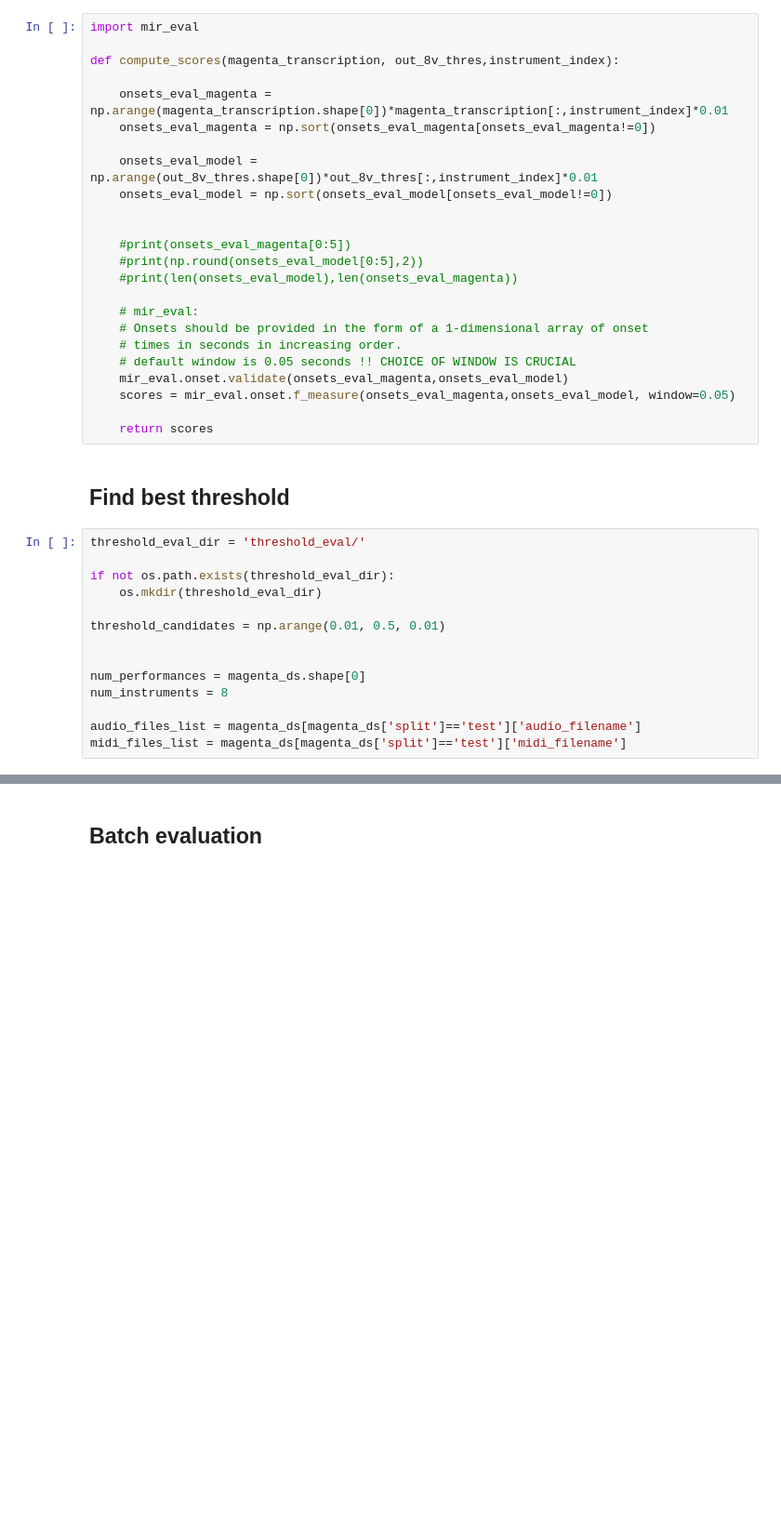
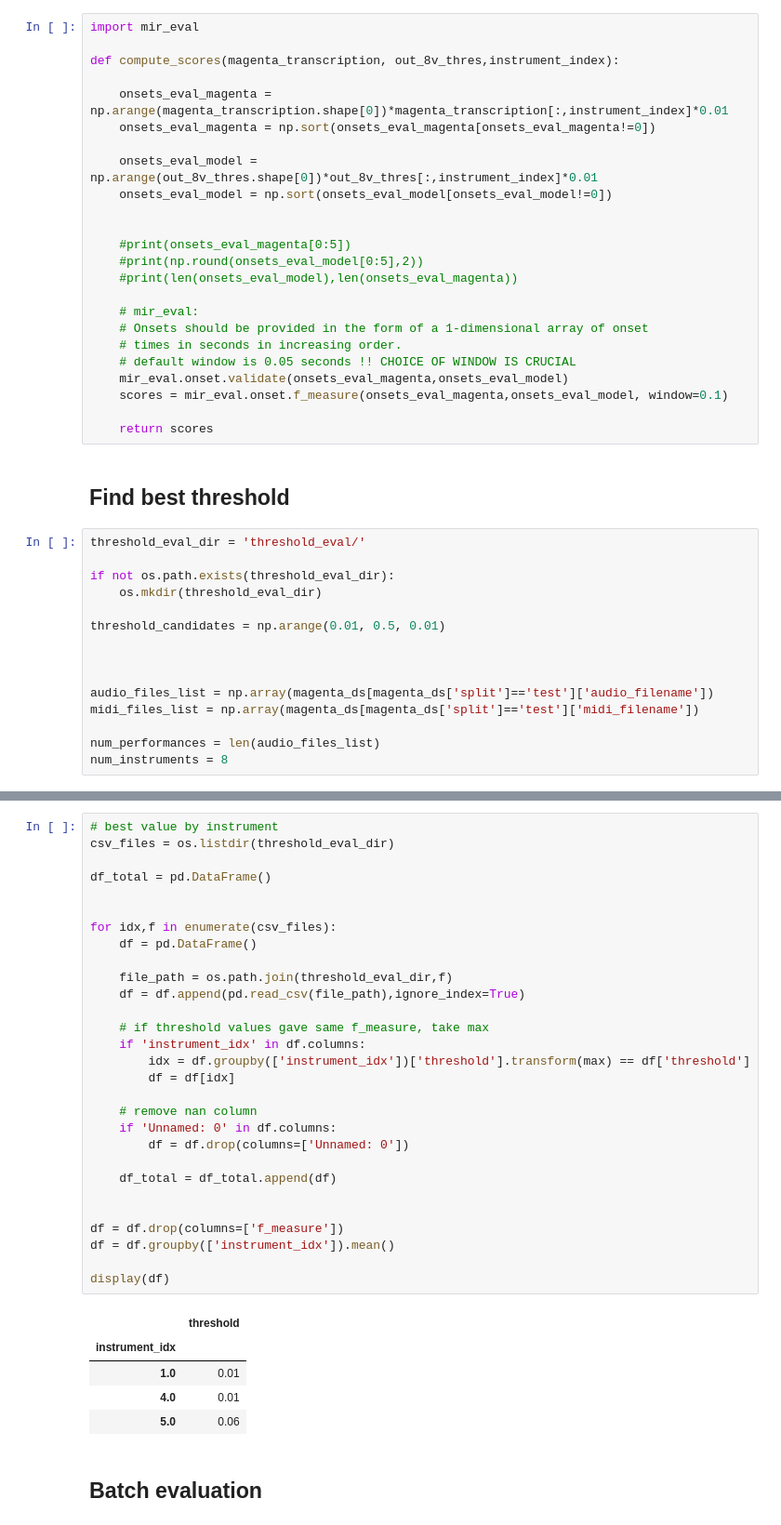
Before and after one commit to pelinski/crnn_multitask_adt, a Jupyter notebook: adt.ipynb, the cells around one changed output, grey strips where cells are left out. Shown at 93% size. Cells and saved outputs as stored; diff of their text form; blank space fills up the shorter version.

Commit message:
threshold optimization

```diff
--- a/adt.ipynb
+++ b/adt.ipynb
@@ -251,7 +249,7 @@ def compute_scores(magenta_transcription, out_8v_thres,instrument_index):
     # times in seconds in increasing order.
     # default window is 0.05 seconds !! CHOICE OF WINDOW IS CRUCIAL
     mir_eval.onset.validate(onsets_eval_magenta,onsets_eval_model)
-    scores = mir_eval.onset.f_measure(onsets_eval_magenta,onsets_eval_model, window=0.05)
+    scores = mir_eval.onset.f_measure(onsets_eval_magenta,onsets_eval_model, window=0.1)
 
     return scores
 # %% [markdown]
@@ -265,8 +263,9 @@ if not os.path.exists(threshold_eval_dir):
 threshold_candidates = np.arange(0.01, 0.5, 0.01)
 
 
-num_performances = magenta_ds.shape[0]
+
+audio_files_list = np.array(magenta_ds[magenta_ds['split']=='test']['audio_filename'])
+midi_files_list = np.array(magenta_ds[magenta_ds['split']=='test']['midi_filename'])
+
+num_performances = len(audio_files_list)
 num_instruments = 8
-
-audio_files_list = magenta_ds[magenta_ds['split']=='test']['audio_filename']
-midi_files_list = magenta_ds[magenta_ds['split']=='test']['midi_filename']
@@ -332,3 +331,38 @@ Single output
+# %%
+# best value by instrument
+csv_files = os.listdir(threshold_eval_dir)
+
+df_total = pd.DataFrame()
+
+
+for idx,f in enumerate(csv_files):
+    df = pd.DataFrame()
+
+    file_path = os.path.join(threshold_eval_dir,f)
+    df = df.append(pd.read_csv(file_path),ignore_index=True)
+
+    # if threshold values gave same f_measure, take max
+    if 'instrument_idx' in df.columns:
+        idx = df.groupby(['instrument_idx'])['threshold'].transform(max) == df['threshold']
+        df = df[idx]
+
+    # remove nan column
+    if 'Unnamed: 0' in df.columns:
+        df = df.drop(columns=['Unnamed: 0'])
+
+    df_total = df_total.append(df)
+
+
+df = df.drop(columns=['f_measure'])
+df = df.groupby(['instrument_idx']).mean()
+
+display(df)
+# %% [output]
+|  | threshold |
+| instrument_idx |  |
+| 1.0 | 0.01 |
+| 4.0 | 0.01 |
+| 5.0 | 0.06 |
 # %% [markdown]
 ## Batch evaluation
 # %%
```
Also changed, not shown: parts of 3 cells of this notebook.
